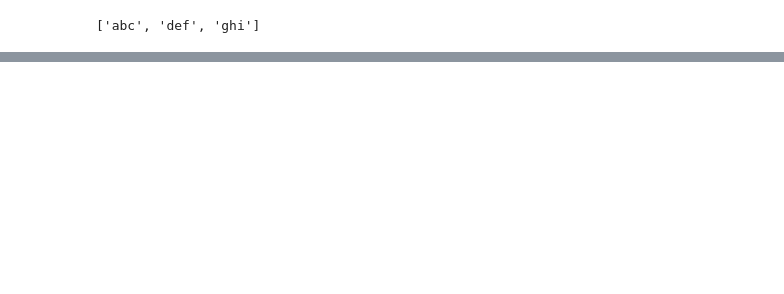
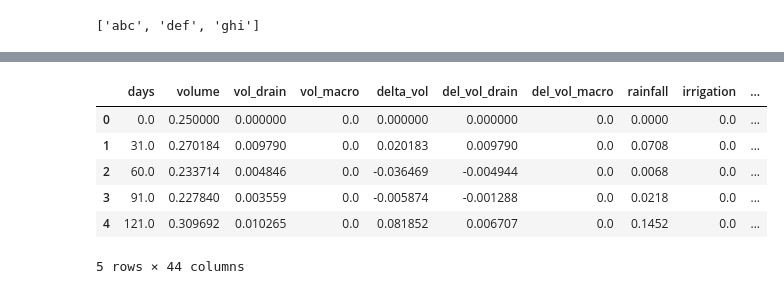
Before and after one commit to rhugman/lumpyrem, a Jupyter notebook: examples/example.ipynb, the cells around one changed output, grey strips where cells are left out. Cells and saved outputs as stored; diff of their text form; code cells hidden in the pictures; blank space fills up the shorter version.

```diff
--- a/examples/example.ipynb
+++ b/examples/example.ipynb
@@ -362,0 +391,12 @@ FileNotFoundError: [Errno 2] No such file or directory: 'lr_abc.out'
+# %%
+# get the Simualtion results in a Pandas DataFrame
+results = z.get_results()
+results.head()
+# %% [output]
+|  | days | volume | vol_drain | vol_macro | delta_vol | del_vol_drain | del_vol_macro | rainfall | irrigation | ... |
+| 0 | 0.0 | 0.250000 | 0.000000 | 0.0 | 0.000000 | 0.000000 | 0.0 | 0.0000 | 0.0 | ... |
+| 1 | 31.0 | 0.270184 | 0.009790 | 0.0 | 0.020183 | 0.009790 | 0.0 | 0.0708 | 0.0 | ... |
+| 2 | 60.0 | 0.233714 | 0.004846 | 0.0 | -0.036469 | -0.004944 | 0.0 | 0.0068 | 0.0 | ... |
+| 3 | 91.0 | 0.227840 | 0.003559 | 0.0 | -0.005874 | -0.001288 | 0.0 | 0.0218 | 0.0 | ... |
+| 4 | 121.0 | 0.309692 | 0.010265 | 0.0 | 0.081852 | 0.006707 | 0.0 | 0.1452 | 0.0 | ... |
+5 rows × 44 columns
```
Also changed, not shown: parts of 14 cells of this notebook, 22 other files.
